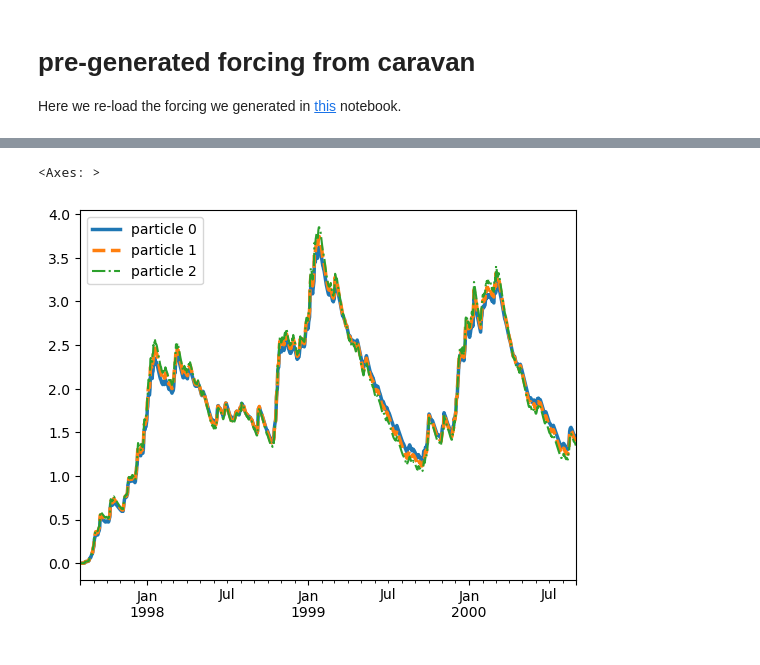
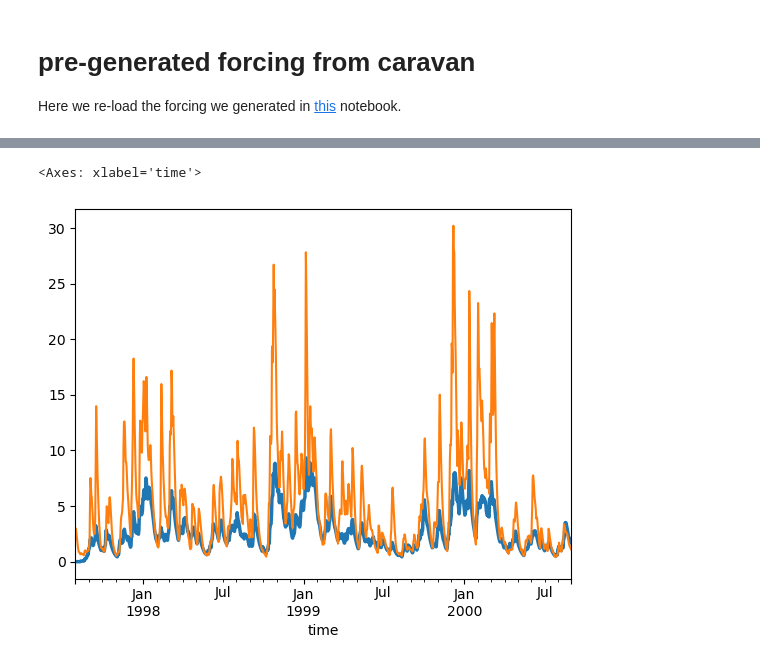
Before and after one commit to eWaterCycle/ewatercycle-hbv, a Jupyter notebook: docs/example_model_calibrate_local_HBV_camels_catchment_camels_foring.ipynb, the cells around one changed output, grey strips where cells are left out. Cells and saved outputs as stored; diff of their text form; code cells hidden in the pictures.

Commit message:
calibration done!

```diff
--- a/docs/example_model_calibrate_local_HBV_camels_catchment_camels_foring.ipynb
+++ b/docs/example_model_calibrate_local_HBV_camels_catchment_camels_foring.ipynb
@@ -69,3 +89,5 @@ CaravanForcing(
 # %%
-n_particles = 100
+# set the number of ensemble members. In Data Assimilation "ensemble member" and "particle" is used interchangably
+# based on which school of DA you come from :-)
+n_particles = 1000
 # %%
@@ -132,2 +170,9 @@ ensemble.finalize()
 Q_m_arr = np.array(lst_Q).T
 df_ensemble = pd.DataFrame(data=Q_m_arr[:,:len(time)].T,index=time,columns=[f'particle {n}' for n in range(n_particles)])
+# %%
+# create a dataframe for the observations
+ds_observation = xr.open_mfdataset([caravan_forcing_object['Q']]).to_pandas()
+# %%
+objective_values = []
+for i in tqdm(range(n_particles)):
+    objective_values.append(calibrationObjective(df_ensemble.iloc[:,i],ds_observation["Q"],experiment_start_date,experiment_end_date))
@@ -133,0 +193,7 @@ df_ensemble = pd.DataFrame(data=Q_m_arr[:,:len(time)].T,index=time,columns=[f'pa
+# %%
+# Let's also print the minimal values:
+parameters_minimum_index = np.argmin(np.array(objective_values))
+
+parameters_minimum = parameters[:,parameters_minimum_index]
+
+print(list(zip(param_names, np.round(parameters_minimum, decimals=3))))
@@ -134,7 +212,7 @@ df_ensemble = pd.DataFrame(data=Q_m_arr[:,:len(time)].T,index=time,columns=[f'pa
 # %%
-ax = df_ensemble[["particle 0"]].plot(lw=2.5)
-df_ensemble[["particle 1"]].plot(ax=ax,ls="--",lw=2.5)
-df_ensemble[["particle 2"]].plot(ax=ax,ls="-.",lw=1.5)
+# Make a plot of the model output of the minimum value
+ax = df_ensemble.iloc[:,parameters_minimum_index].plot(lw=2.5)
+ds_observation["Q"].plot()
 # %% [output]
-<Axes: >
+<Axes: xlabel='time'>
-[figure, old version]
+[figure, new version]
```
Also changed, not shown: parts of 24 cells of this notebook.
